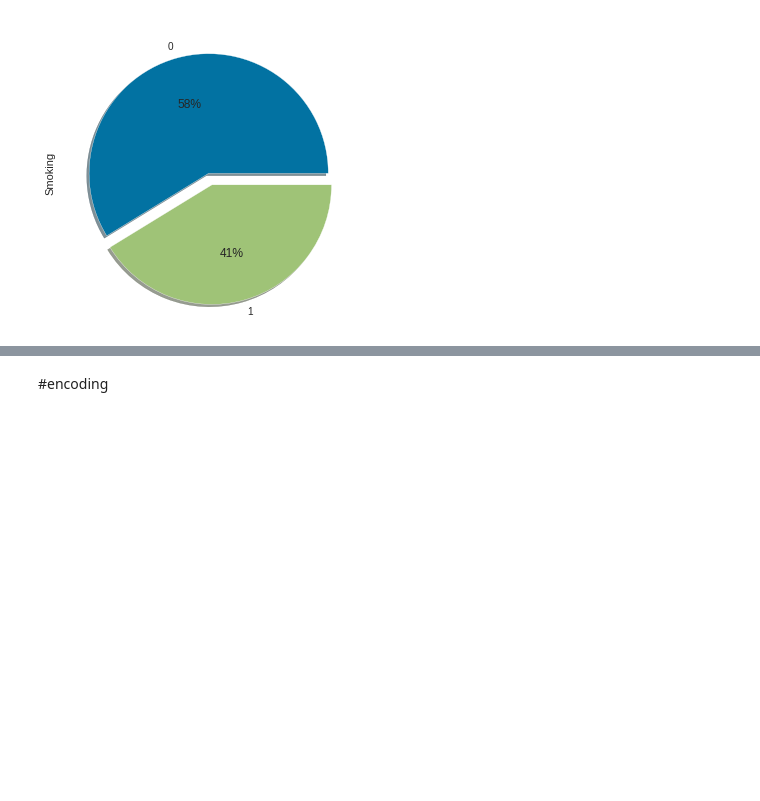
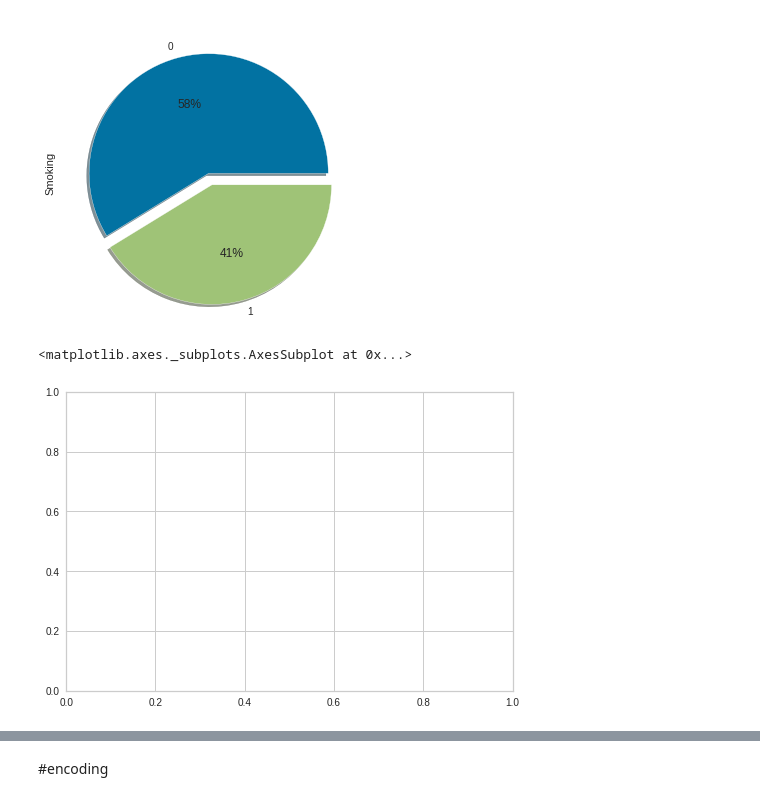
Before and after one commit to MaliheDahmardeh/project, a Jupyter notebook: Copy_of_Untitled0.ipynb, the cells around one changed output, grey strips where cells are left out. Cells and saved outputs as stored; diff of their text form; code cells hidden in the pictures; blank space fills up the shorter version.

```diff
--- a/Copy_of_Untitled0.ipynb
+++ b/Copy_of_Untitled0.ipynb
@@ -214,3 +214,8 @@ heart_disease_df['Smoking'].value_counts().plot.pie(explode=[0,0.1],autopct=lamb
 plt.show()
 # %% [output]
 [figure]
+# %%
+sb.histplot(x=heart_disease_df['Sex'].where(heart_disease_df['Smoking']=='Yes'))
+# %% [output]
+<matplotlib.axes._subplots.AxesSubplot at 0x...>
+[figure, added]
```
Also changed, not shown: parts of 2 cells of this notebook.
